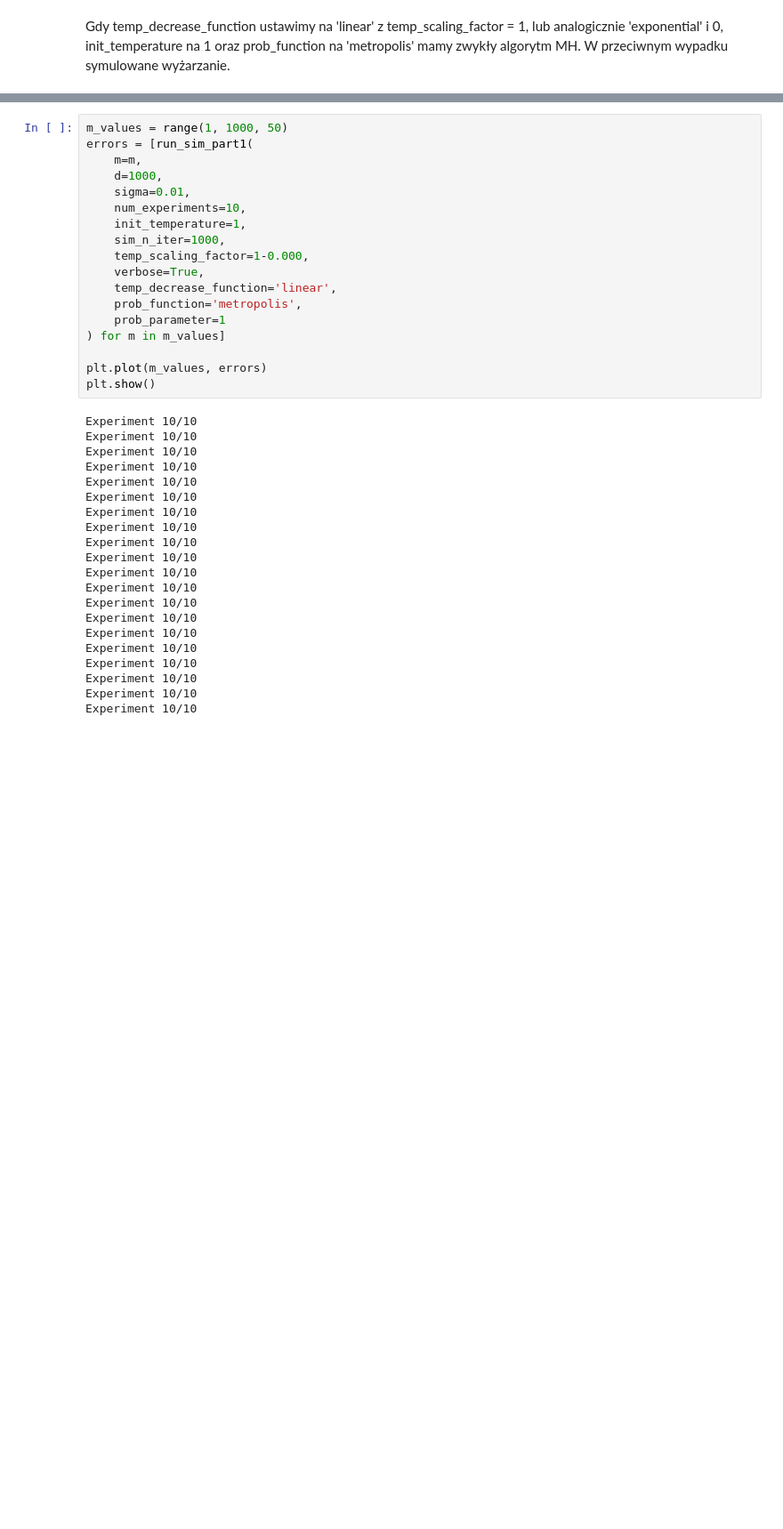
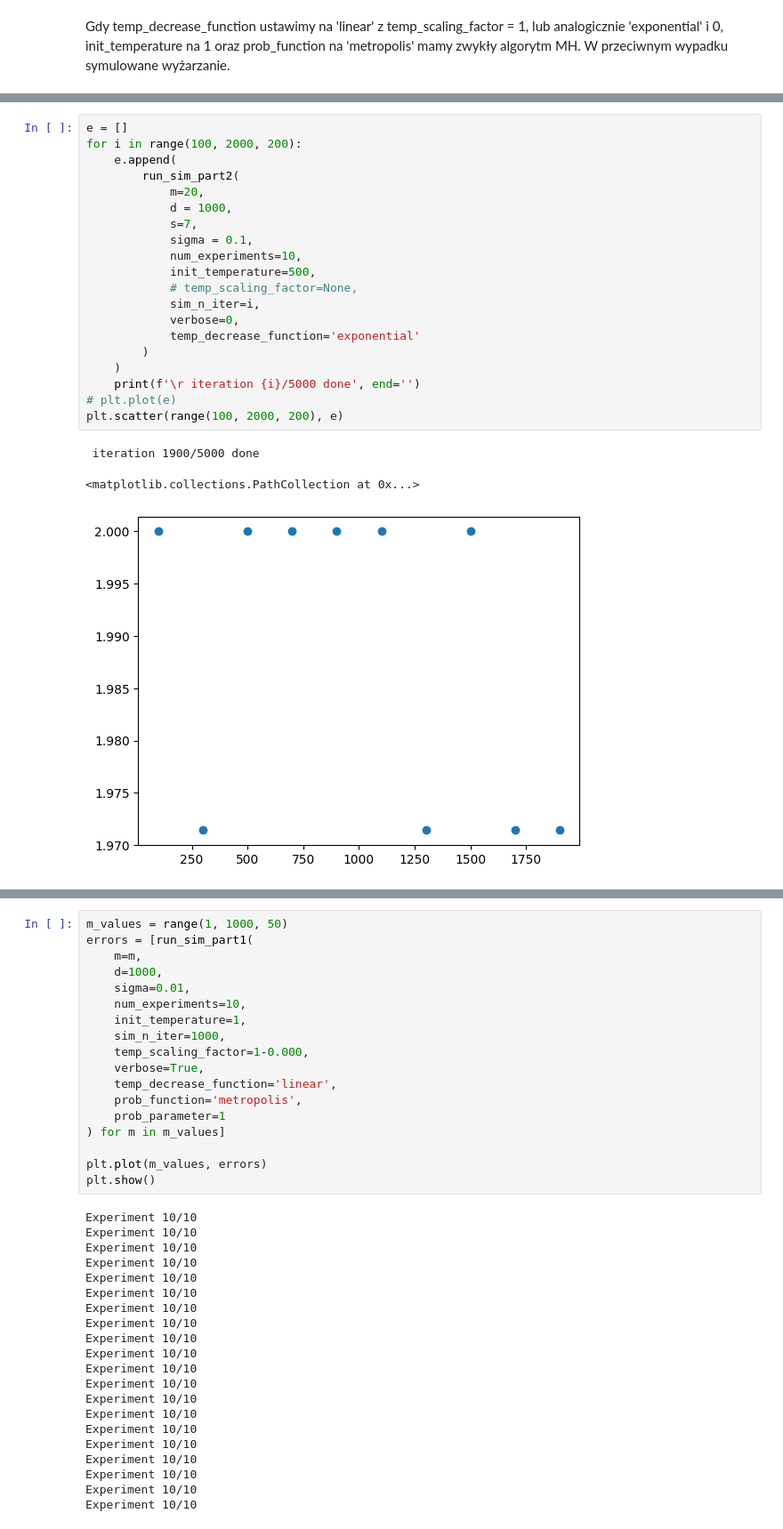
Before and after one commit to piotr-kosakowski/MC-projekt, a Jupyter notebook: test.ipynb, the cells around one changed output, grey strips where cells are left out. Shown at 89% size. Saved outputs shown, nothing was run; the diff lists cells and outputs as text; blank space fills up the shorter version.

```diff
--- a/test.ipynb
+++ b/test.ipynb
@@ -9,0 +77,24 @@ Gdy temp_decrease_function ustawimy na 'linear' z temp_scaling_factor = 1, lub a
+# %%
+e = []
+for i in range(100, 2000, 200):
+    e.append(
+        run_sim_part2(
+            m=20,
+            d = 1000,
+            s=7,
+            sigma = 0.1,
+            num_experiments=10,
+            init_temperature=500,
+            # temp_scaling_factor=None,
+            sim_n_iter=i,
+            verbose=0,
+            temp_decrease_function='exponential'
+        )
+    )
+    print(f'\r iteration {i}/5000 done', end='')
+# plt.plot(e)
+plt.scatter(range(100, 2000, 200), e)
+# %% [output]
+ iteration 1900/5000 done
+<matplotlib.collections.PathCollection at 0x...>
+[figure, added]
```
Also changed, not shown: parts of 12 cells of this notebook, 1 other file.
